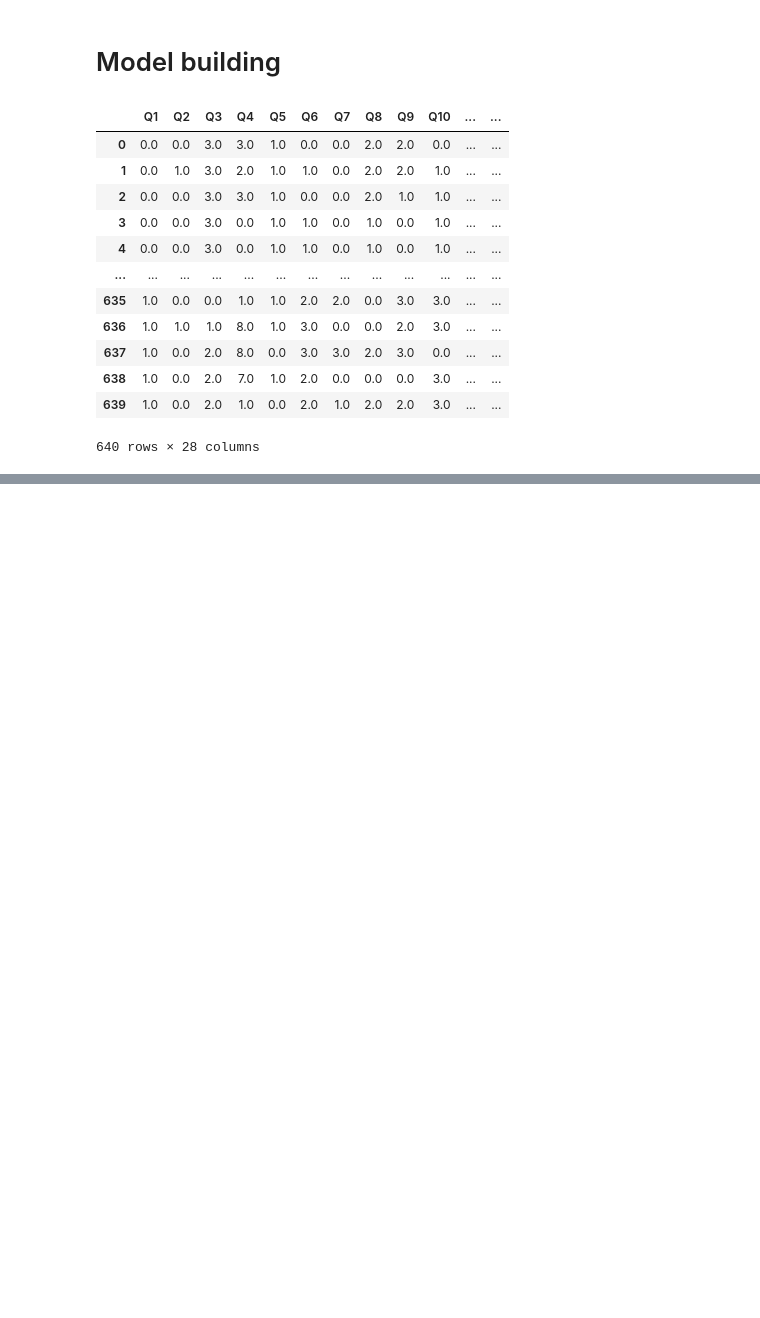
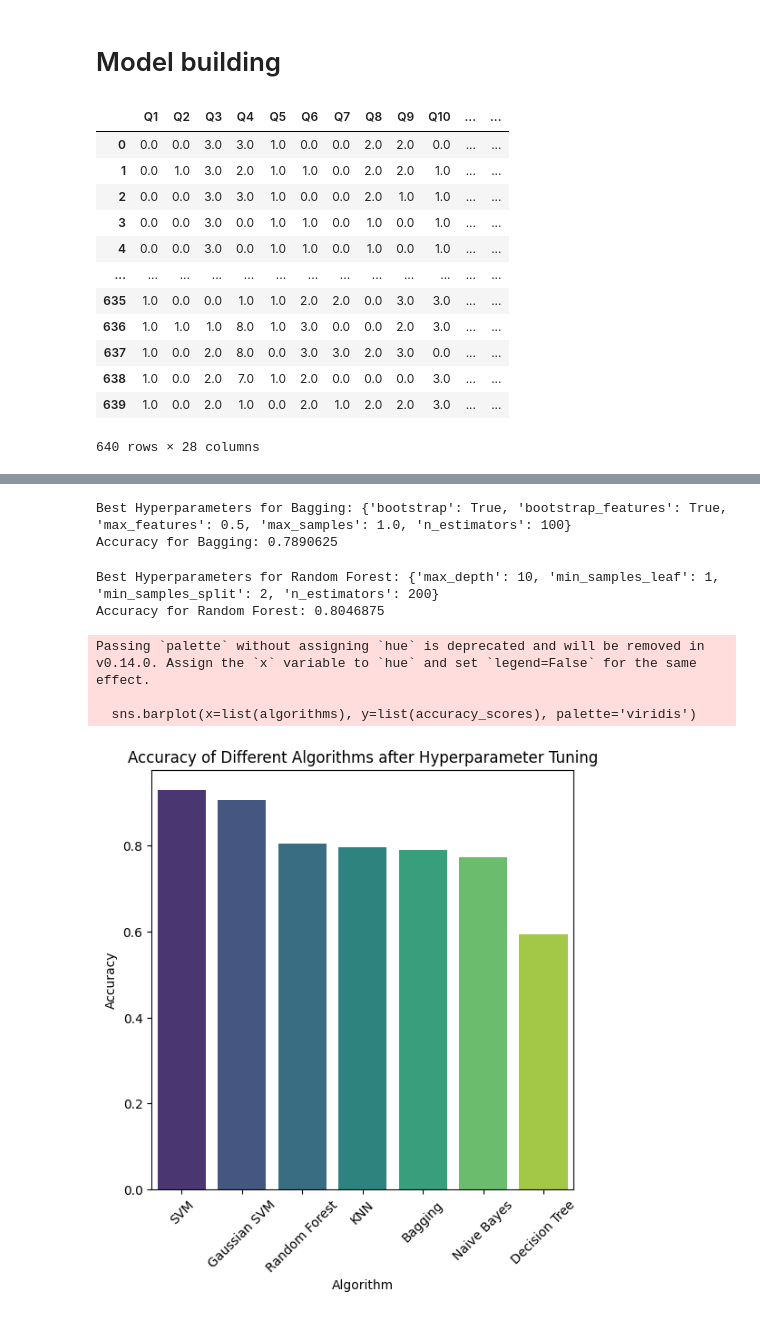
Before and after one commit to tariqrasheed172001/Prediction-of-Depression-levels., a Jupyter notebook: Model_building.ipynb, the cells around one changed output, grey strips where cells are left out. Drawn from its saved outputs; the diff is of its cells as text; code cells hidden in the pictures; blank space fills up the shorter version.

```diff
--- a/Model_building.ipynb
+++ b/Model_building.ipynb
@@ -314,0 +175,71 @@ F1 Score: 0.9362013008266936
+# %%
+from sklearn.model_selection import GridSearchCV
+
+# Define classifiers and their parameter grids
+classifiers = {
+    "Naive Bayes": (GaussianNB(), {
+        'var_smoothing': np.logspace(-9, 0, 10)
+    }),
+    "SVM": (SVC(random_state=42), {
+        'C': [0.1, 1, 10],
+        'gamma': ['scale', 'auto'],
+        'kernel': ['linear', 'rbf', 'poly']
+    }),
+    "Gaussian SVM": (SVC(kernel='rbf'), {
+        'C': [0.1, 1, 10],
+        'gamma': ['scale', 'auto']
+    }),
+    "Decision Tree": (DecisionTreeClassifier(random_state=42), {
+        'max_depth': [3, 5, 10],
+        'min_samples_split': [2, 5, 10],
+        'min_samples_leaf': [1, 2, 4]
+    }),
+    "KNN": (KNeighborsClassifier(), {
+        'n_neighbors': [3, 5, 7],
+        'weights': ['uniform', 'distance'],
+        'algorithm': ['auto', 'ball_tree', 'kd_tree', 'brute']
+    }),
+    "Bagging": (BaggingClassifier(random_state=42), {
+        'n_estimators': [10, 50, 100],
+        'max_samples': [0.5, 1.0],
+        'max_features': [0.5, 1.0],
+        'bootstrap': [True, False],
+        'bootstrap_features': [True, False]
+    }),
+    "Random Forest": (RandomForestClassifier(random_state=42), {
+        'n_estimators': [50, 100, 200],
+        'max_depth': [None, 10, 20],
+        'min_samples_split': [2, 5, 10],
+        'min_samples_leaf': [1, 2, 4]
+    })
+}
+
+# Dictionary to store best estimators and their accuracies
+best_estimators = {}
+accuracies = []
+conf_matrices = []
+
+# Perform grid search for each classifier
+for name, (clf, param_grid) in classifiers.items():
+    grid_search = GridSearchCV(clf, param_grid, cv=5, scoring='accuracy', n_jobs=-1)
+    grid_search.fit(X_train, y_train)
+    best_estimators[name] = grid_search.best_estimator_
+    y_pred = grid_search.predict(X_test)
+    accuracy = accuracy_score(y_test, y_pred)
+    accuracies.append((name, accuracy))
+    conf_matrices.append((name, confusion_matrix(y_test, y_pred)))
+    print(f"Best Hyperparameters for {name}: {grid_search.best_params_}")
+    print(f"Accuracy for {name}: {accuracy}\n")
+
+# Plotting accuracy vs algorithm name
+accuracies.sort(key=lambda x: x[1], reverse=True)
+algorithms, accuracy_scores = zip(*accuracies)
+
+plt.figure(figsize=(6, 6))
+sns.barplot(x=list(algorithms), y=list(accuracy_scores), palette='viridis')
+plt.xlabel('Algorithm')
+plt.ylabel('Accuracy')
+plt.title('Accuracy of Different Algorithms after Hyperparameter Tuning')
+plt.xticks(rotation=45)
+plt.show()
+# %% [output]
@@ -314,0 +256,8 @@ F1 Score: 0.9362013008266936
+Best Hyperparameters for Bagging: {'bootstrap': True, 'bootstrap_features': True, 'max_features': 0.5, 'max_samples': 1.0, 'n_estimators': 100}
+Accuracy for Bagging: 0.7890625
+Best Hyperparameters for Random Forest: {'max_depth': 10, 'min_samples_leaf': 1, 'min_samples_split': 2, 'n_estimators': 200}
+Accuracy for Random Forest: 0.8046875
+Passing `palette` without assigning `hue` is deprecated and will be removed in v0.14.0. Assign the `x` variable to `hue` and set `legend=False` for the same effect.
+
+  sns.barplot(x=list(algorithms), y=list(accuracy_scores), palette='viridis')
+[figure, added]
```
Also changed, not shown: parts of 7 cells of this notebook.
